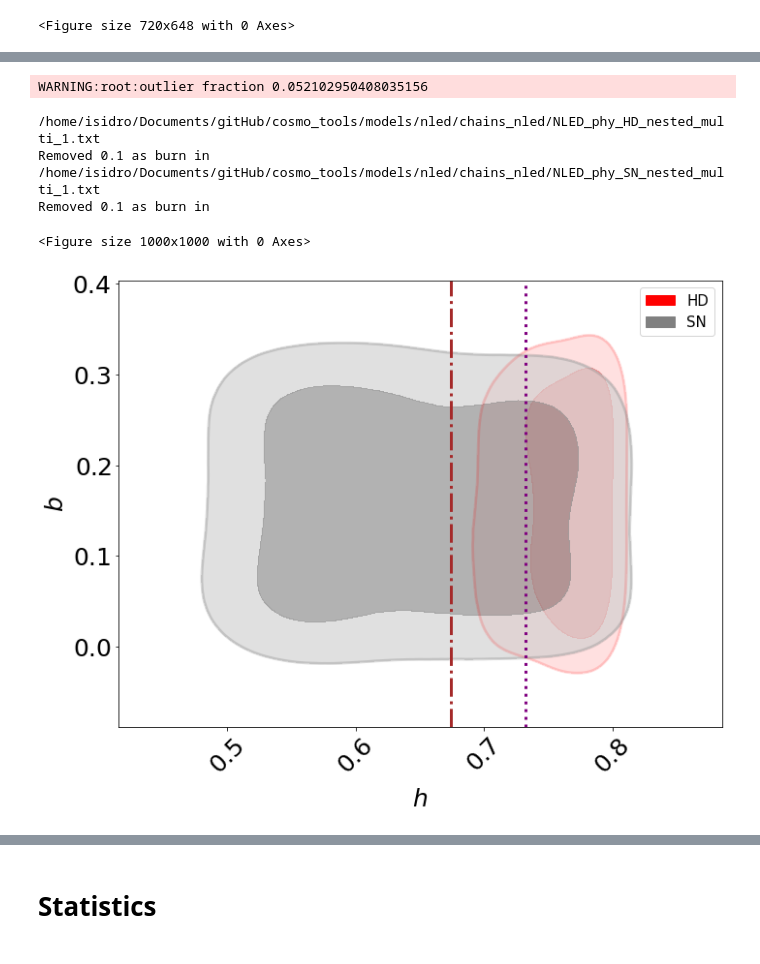
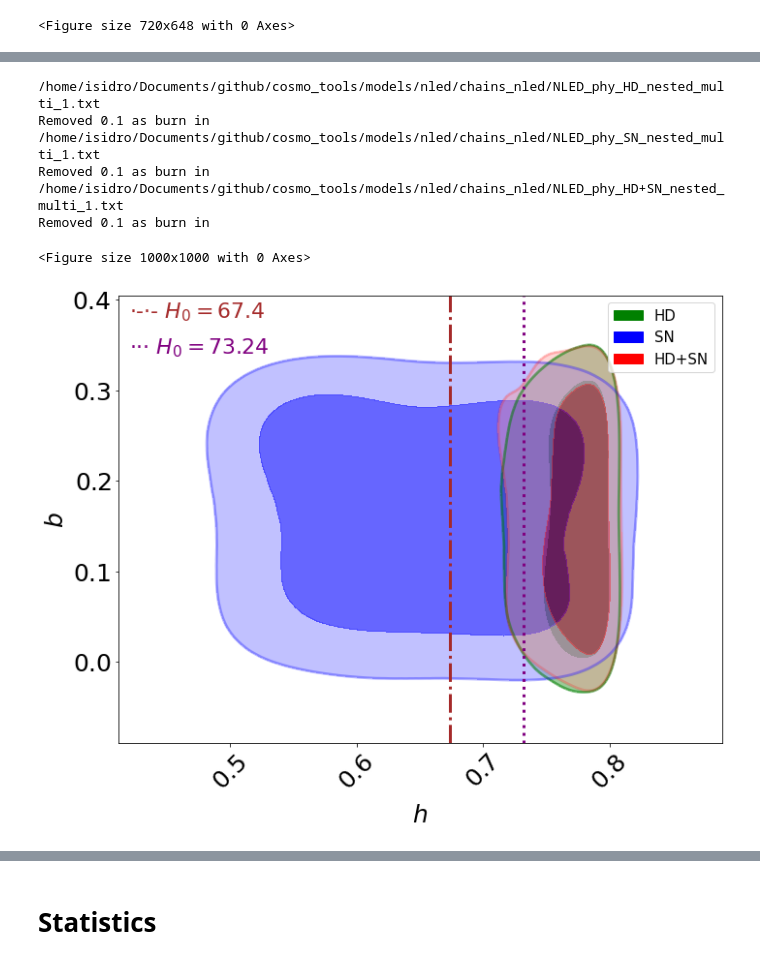
Before and after one commit to igomezv/cosmo_tools, a Jupyter notebook: models/nled/posteriors_nled.ipynb, the cells around one changed output, grey strips where cells are left out. Drawn from its saved outputs; the diff is of its cells as text; code cells hidden in the pictures.

Commit message:
update nled files

```diff
--- a/models/nled/posteriors_nled.ipynb
+++ b/models/nled/posteriors_nled.ipynb
@@ -15,16 +15,17 @@ import corner
 # matplotlib.use('TkAgg')
 %matplotlib inline
 # %%
-dir_name = '/home/isidro/Documents/gitHub/cosmo_tools/models/nled/chains_nled/'
+dir_name = '/home/isidro/Documents/github/cosmo_tools/models/nled/chains_nled/'
 
 
 
 roots = [
-#          'NLED_phy_CBAO_nested_multi',
          'NLED_phy_HD_nested_multi',
          'NLED_phy_SN_nested_multi',
-#          'NLED_phy_HD+SN+CBAO_nested_multi',
+         'NLED_phy_HD+SN_nested_multi',
         ]
+
+roots_bao = ['NLED_phy_CBAO_nested_multi', 'NLED_phy_HD+SN+CBAO_nested_multi']
 # %%
 g = plots.getSinglePlotter(chain_dir = dir_name, width_inch= 10,
                           ratio = 0.9,
@@ -78,44 +71,45 @@ Removed 0.8 as burn in
 # %%
 plt.figure(figsize=(10, 10), dpi=100)
 
 gg= plots.getSinglePlotter(chain_dir = dir_name, width_inch= 10,
                           ratio = 0.8,
                           analysis_settings={'smooth_scale_2D': 0.5,
                                              'smooth_scale_1D': 0.5,
                                              'ignore_rows': 0.1})
 
 gg.settings.lab_fontsize = 25
 gg.settings.x_label_rotation= 45
 gg.settings.legend_fontsize = 15
 gg.settings.axes_fontsize = 25
 gg.settings.linewidth_meanlikes = 5
 gg.settings.linewidth_contour = 1
 
 
 # plt.figure(figsize=(10,8))
-gg.plot_2d(roots, 'h', 'b', colors=['red','gray', 'green', 'blue', 'orange'],
-          filled=True, alphas = [0.3, 0.6, 0.6, 0.8, 1],
+gg.plot_2d(roots, 'h', 'b', colors=['green', 'blue', 'red'],
+          filled=True, alphas = [1, 0.6, 0.4],
           legend_loc='upper right')
 
 # gg.add_y_marker(0, color='green', lw=3.0)
 gg.add_x_marker(0.7324, color='purple', lw=3.0, ls='dotted')
 gg.add_x_marker(0.674, color='brown', lw=3.0, ls='dashdot')
 
-# plt.text(0.3, 14, '·-·- $H_0 = 67.4$', fontsize=22, color='brown')
-# plt.text(0.3, 12, '··· $H_0 = 73.24$', fontsize=22, color='purple')
+plt.text(0.42, 0.38, '·-·- $H_0 = 67.4$', fontsize=22, color='brown')
+plt.text(0.42, 0.34, '··· $H_0 = 73.24$', fontsize=22, color='purple')
 # plt.text(0.3, 10, '--- $\\beta = 0$', fontsize=22, color='green')
 
-gg.add_legend(['HD', 'SN', 'HD+SN+BAO'])
+gg.add_legend(['HD', 'SN', 'HD+SN'])
 # plt.grid()
 plt.savefig('img/hvsb_hd_sn.png', dpi=80)
 # %% [output]
-WARNING:root:outlier fraction 0.052102950408035156
+/home/isidro/Documents/github/cosmo_tools/models/nled/chains_nled/NLED_phy_HD_nested_multi_1.txt
+Removed 0.1 as burn in
+/home/isidro/Documents/github/cosmo_tools/models/nled/chains_nled/NLED_phy_SN_nested_multi_1.txt
+Removed 0.1 as burn in
+/home/isidro/Documents/github/cosmo_tools/models/nled/chains_nled/NLED_phy_HD+SN_nested_multi_1.txt
+Removed 0.1 as burn in
-/home/isidro/Documents/gitHub/cosmo_tools/models/nled/chains_nled/NLED_phy_HD_nested_multi_1.txt
-Removed 0.1 as burn in
-/home/isidro/Documents/gitHub/cosmo_tools/models/nled/chains_nled/NLED_phy_SN_nested_multi_1.txt
-Removed 0.1 as burn in
+<Figure size 1000x1000 with 0 Axes>
-<Figure size 1000x1000 with 0 Axes>
-[figure, old version]
+[figure, new version]
 # %%
 plt.figure(figsize=(10, 10), dpi=100)
 
```
Also changed, not shown: parts of 6 cells of this notebook, 1 other file.
